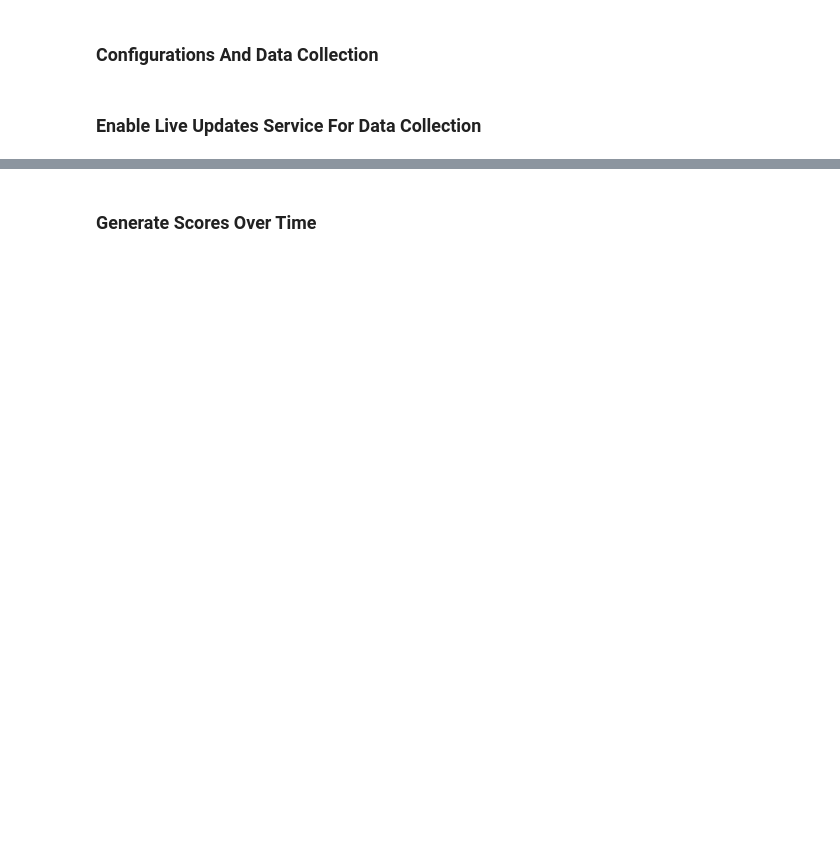
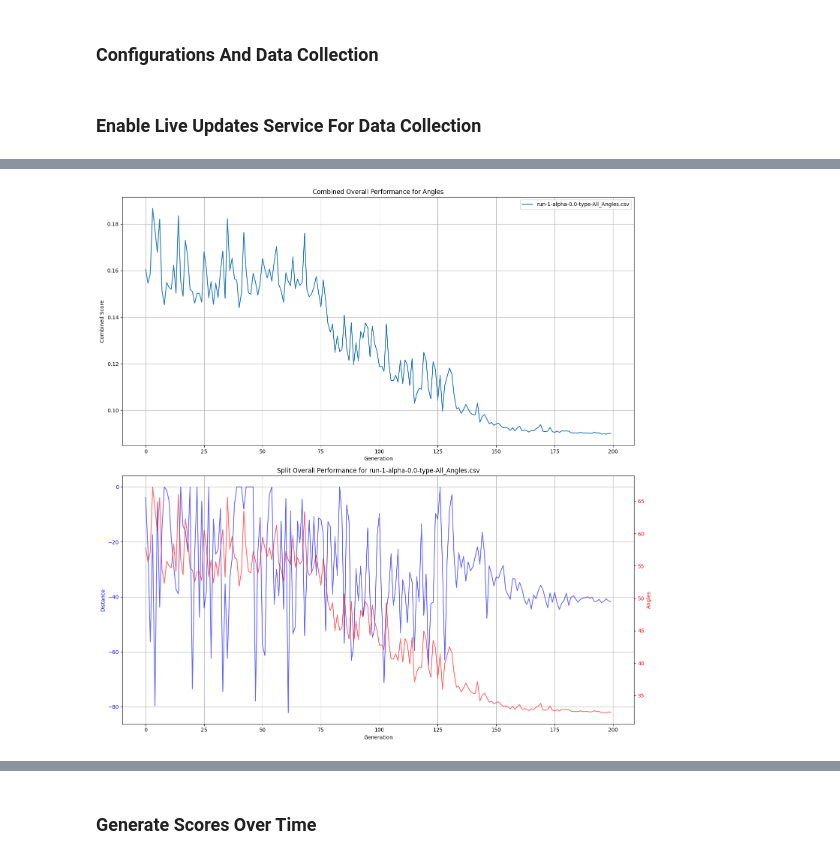
Before and after one commit to EmilChoparinov/EVOC-Research, a Jupyter notebook: notebooks/graphics.ipynb, the cells around one changed output, grey strips where cells are left out. Cells and saved outputs as stored; diff of their text form; code cells hidden in the pictures; blank space fills up the shorter version.

```diff
--- a/notebooks/graphics.ipynb
+++ b/notebooks/graphics.ipynb
@@ -63,7 +63,7 @@ for_mse = 2
 animal = pd.read_csv("../simulate/model/slow_with_linear_4.csv")
 plots = [
     ("Angles", collect_by_regex(source_folder,
-    re.compile('.*(alpha-[+-]?([0-9]*[.])?[0-9]+)-type-Angles.csv$'))),
+    re.compile('.*(alpha-[+-]?([0-9]*[.])?[0-9]+)-type-All_Angles.csv$'))),
 
     ("DTW", collect_by_regex(source_folder,
     re.compile('.*(alpha-[+-]?([0-9]*[.])?[0-9]+)-type-DTW.csv$'))),
@@ -132,0 +134,83 @@ def progressive_updates(plotter):
+# %%
+
+def gen():
+    name, dataset = plots[for_angles]
+
+    # Before continuing, we need to generate the angle data for the animal dataset.
+    # We do it here to save compute. Don't move it into the loop
+    # Generate angle data for animal
+    animal["angle1"] = animal.apply(lambda r:
+                                    calculate_angle(
+                                        r["right_front"],
+                                        r["left_hind"],
+                                        r["left_front"]
+                                    ), axis=1)
+
+
+    animal["angle2"] = animal.apply(lambda r:
+                                    calculate_angle(
+                                        r["left_front"],
+                                        r["right_hind"],
+                                        r["right_front"]
+                                    ), axis=1)
+
+    fix, ax = plt.subplots(1 + len(dataset), 1, figsize=(15,15))
+
+    ax = ax.ravel()
+    ax_i = 0
+
+
+    ab_plot = ax[0]
+    data_plot = ax[1]
+
+    # Construct AB Plot
+    ab_plot.set_title("Combined Overall Performance for Angles")
+    ab_plot.set_xlabel("Generation")
+    ab_plot.set_ylabel("Combined Score")
+
+    for meta, df in dataset:
+        ab_plot.plot(
+            df['generation'],
+            df['data_ab'].ewm(alpha=1).mean().values,
+            label=meta.alpha_name, alpha=1)
+
+    ab_plot.grid(visible=True, which="major")
+    ab_plot.legend()
+
+    # Construct Split Plots
+    ax_i = 1
+    for meta, df in dataset:
+        ax[ax_i].set_title(f"Split Overall Performance for {meta.alpha_name}")
+        ax[ax_i].set_xlabel("Generation")
+
+        line_1 = ax[ax_i]
+        line_2 = ax[ax_i].twinx()
+        line_1.plot(
+            df["generation"],
+            df['data_distance'].ewm(alpha=1).mean().values,
+            color='blue',
+            label='<distance>' + meta.alpha_name, alpha=0.6)
+
+        line_2.plot(
+            df["generation"],
+            df["data_angle"].ewm(alpha=1).mean().values,
+            color='red',
+            label='<angles>' + meta.alpha_name, alpha=0.6)
+
+        ax[ax_i].grid(visible=True, which="major")
+
+        # Add legends for both axes
+        line_1.set_ylabel("Distance", color='blue')
+        line_1.tick_params(axis='y', labelcolor='blue')
+
+        line_2.set_ylabel("Angles", color='red')
+        line_2.tick_params(axis='y', labelcolor='red')
+
+        ax_i += 1
+
+    plt.tight_layout()
+    return plt
+
+progressive_updates(gen)
+# %% [output]
+[figure, added]
```
Also changed, not shown: parts of 5 cells of this notebook, 7 other files.
